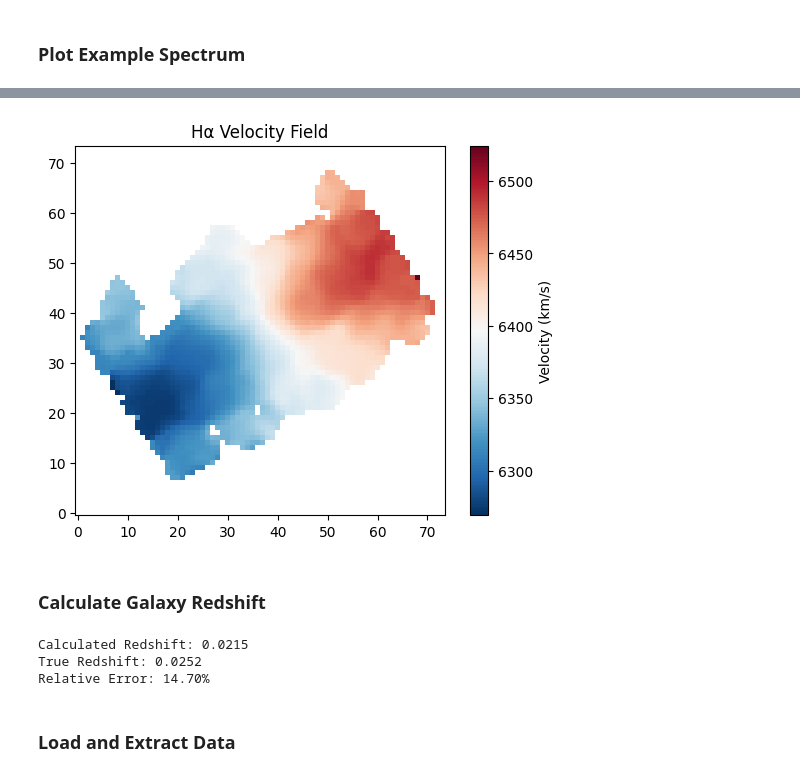
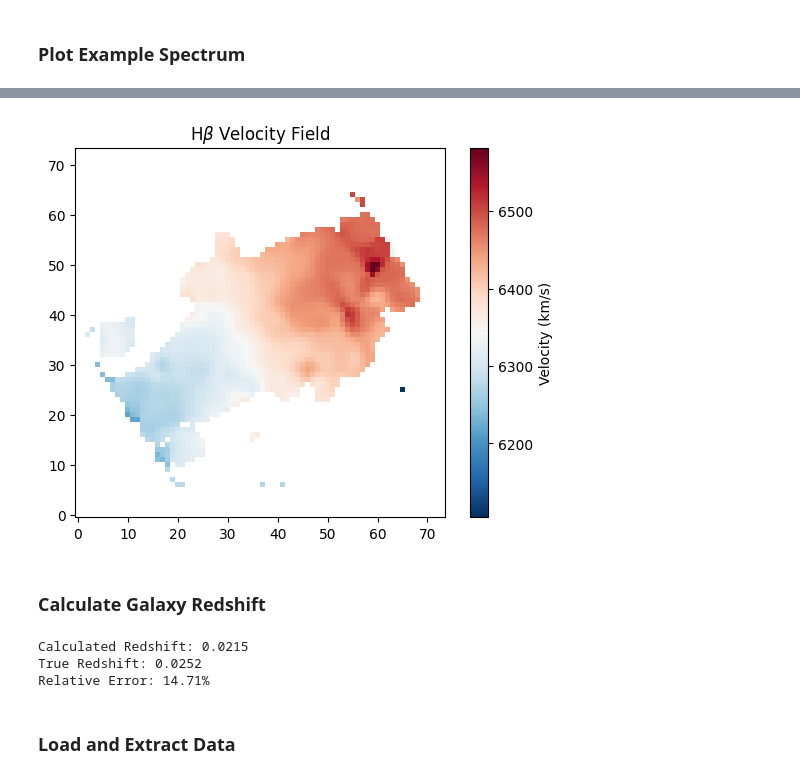
Before and after one commit to AJWestley/Galaxy-Redshift, a Jupyter notebook: rotation_maps.ipynb, the cells around one changed output, grey strips where cells are left out. Cells and saved outputs as stored; diff of their text form; code cells hidden in the pictures.

```diff
--- a/pipeline.ipynb
+++ b/rotation_maps.ipynb
@@ -33,12 +29,14 @@ plot_example_spectra(flux, wave, n=5)
 # %%
-vel_map, flux_map, wave_map, z_map, popt_map = cube_fit_element(flux, wave, lambda_rest=Ha, threshold=0.1, window_centre=6705, ws=15, std=0.5)
+Hb = EmissionLines.H_BETA[0]
+
+vel_map, flux_map, wave_map, z_map, popt_map = cube_fit_element(flux, wave, lambda_rest=Hb, threshold=0.1, window_centre=4965, ws=10, std=1)
 
 plt.imshow(vel_map, origin='lower', cmap='RdBu_r', vmin=None, vmax=None)
 plt.colorbar(label="Velocity (km/s)")
-plt.title("Hα Velocity Field")
+plt.title(r"H$\beta$ Velocity Field")
 plt.show()
 # %% [output]
-[figure, old version]
+[figure, new version]
 # %% [markdown]
 ### Calculate Galaxy Redshift
 # %%
@@ -52,7 +50,7 @@ print(f"Relative Error: {error:.2%}")
 # %% [output]
 Calculated Redshift: 0.0215
 True Redshift: 0.0252
-Relative Error: 14.70%
+Relative Error: 14.71%
 # %% [markdown]
 ### Load and Extract Data
 # %%
```
Also changed, not shown: parts of 4 cells of this notebook, 1 other file.
